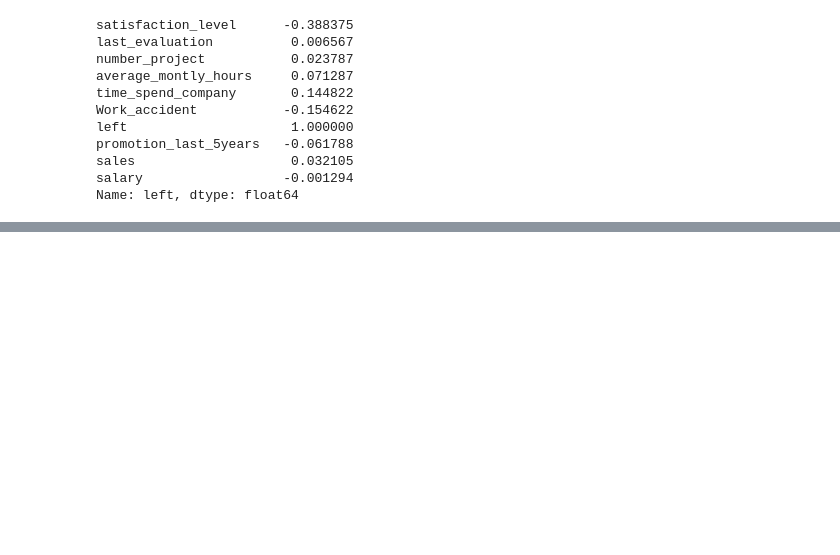
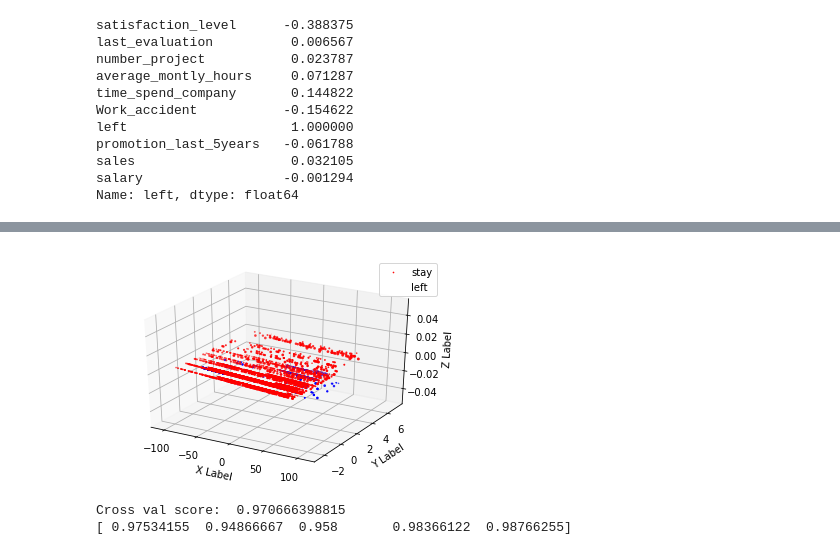
Before and after one commit to altock/Kaggle, a Jupyter notebook: HR_Analytics/HR Exploration.ipynb, the cells around one changed output, grey strips where cells are left out. Drawn from its saved outputs; the diff is of its cells as text; code cells hidden in the pictures; blank space fills up the shorter version.

```diff
--- a/HR_Analytics/HR Exploration.ipynb
+++ b/HR_Analytics/HR Exploration.ipynb
@@ -231,0 +286,40 @@ print(clf.ranking_)
+# %%
+# 3D PCA, Clear plane difference between them
+drop = ['left',  'sales', 'salary']
+
+y = np.array(hr.left)
+
+X = np.array(hr.drop(drop,1))
+pca = PCA(n_components=3).fit(X)
+X_pca = pca.transform(X)
+
+colors = cycle('rb')
+target_ids = range(2)
+fig = plt.figure()
+ax = fig.add_subplot(111, projection='3d')
+for i, c, label in zip(target_ids, colors, ["stay","left"]):
+    plt.scatter(X_pca[y == i, 0], X_pca[y == i, 1],X_pca[y == i, 2],
+                c=c, label=label)
+
+ax.set_xlabel('X Label')
+ax.set_ylabel('Y Label')
+ax.set_zlabel('Z Label')
+
+plt.legend()
+plt.show()
+# %% [output]
+[figure, added]
+# %%
+# 3D accuracy is the same as 2D
+clf = RandomForestClassifier(n_estimators=500, n_jobs=-1)
+y = hr.left
+
+scores = cross_val_score(clf, X_pca, y, cv=CV_FOLDS, n_jobs=-1)
+
+
+
+print('Cross val score: ', sum(scores) / CV_FOLDS )
+print(scores)
+# %% [output]
+Cross val score:  0.970666398815
+[ 0.97534155  0.94866667  0.958       0.98366122  0.98766255]
```
Also changed, not shown: parts of 12 cells of this notebook.
